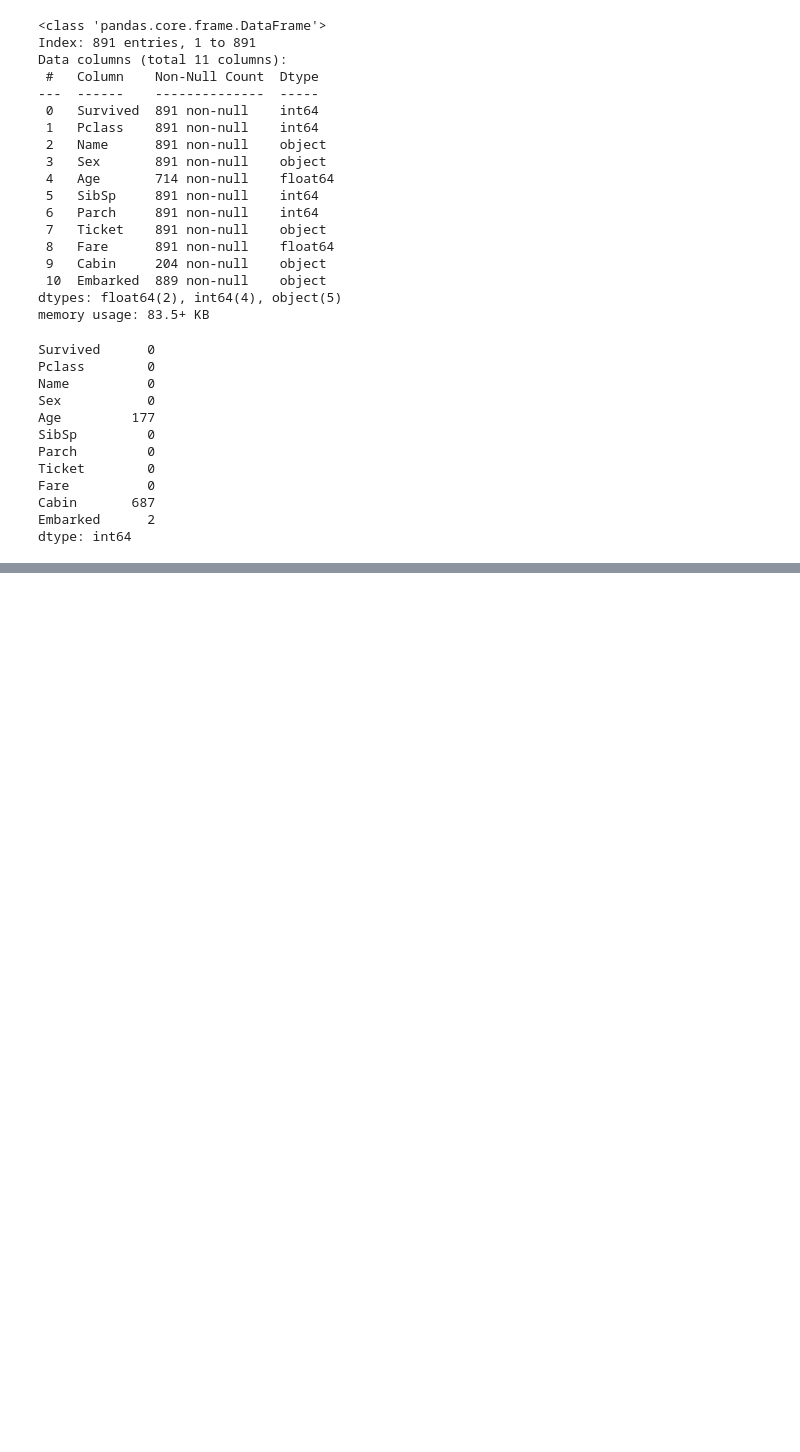
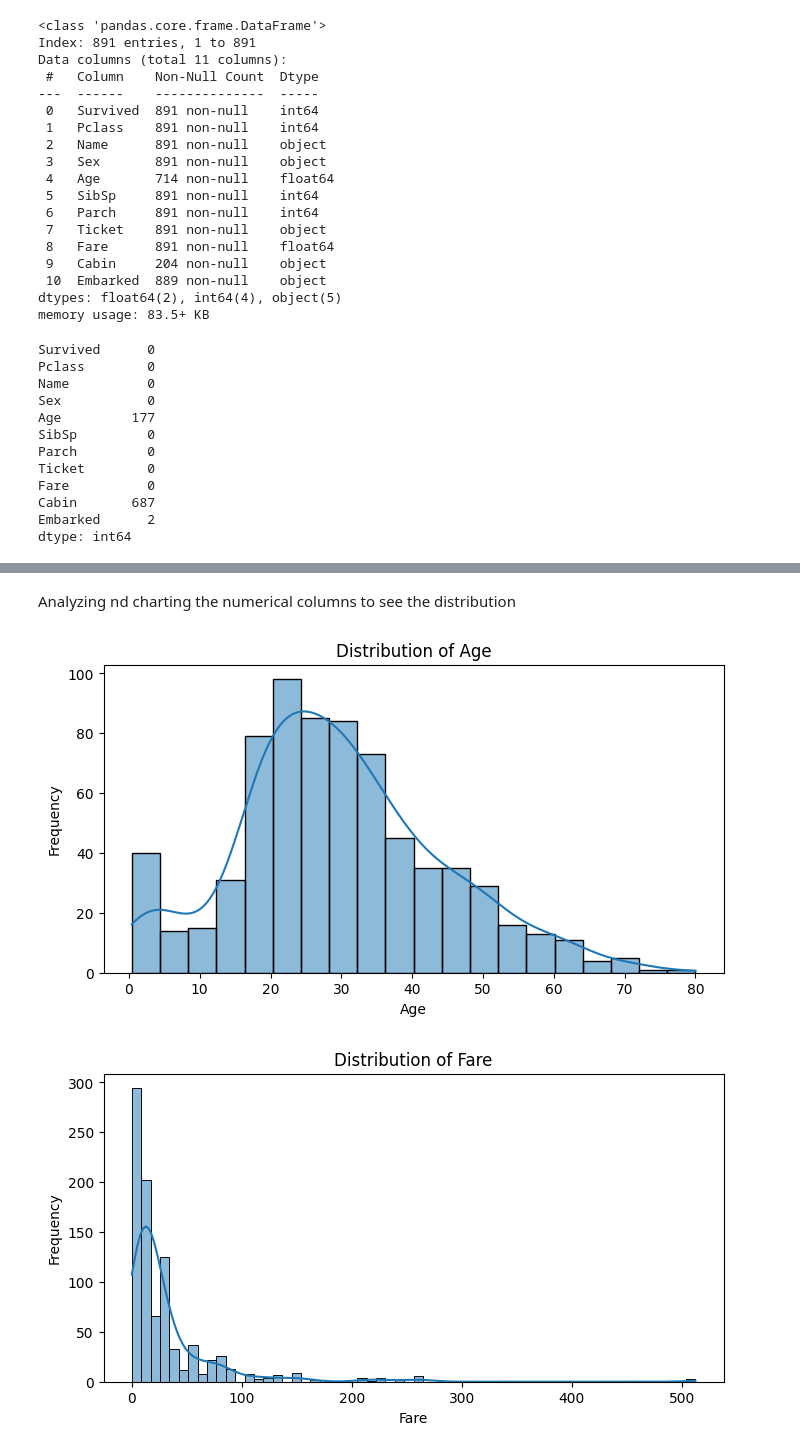
Before and after one commit to aibarC/titanic-ml-optuna, a Jupyter notebook: notebooks/01_EDA_feature_engineering.ipynb, the cells around one changed output, grey strips where cells are left out. Drawn from its saved outputs; the diff is of its cells as text; code cells hidden in the pictures; blank space fills up the shorter version.

Commit message:
feat(eda): analysis of numeric and categ columns

```diff
--- a/notebooks/01_EDA_feature_engineering.ipynb
+++ b/notebooks/01_EDA_feature_engineering.ipynb
@@ -60,6 +60,12 @@ Data columns (total 11 columns):
  10  Embarked  889 non-null    object
 dtypes: float64(2), int64(4), object(5)
 memory usage: 83.5+ KB
+# %%
+# some changes in the data types
+df['Pclass'] = df['Pclass'].astype('category')
+df['Survived'] = df['Survived'].astype('category')
+df['SibSp'] = df['SibSp'].astype('category')
+df['Parch'] = df['Parch'].astype('category')
 # %%
 df.isnull().sum()
 # %% [output]
@@ -77,0 +92,16 @@ dtype: int64
+# %%
+num_cols = df.select_dtypes(include=['int64', 'float64']).columns
+cat_cols = df.select_dtypes(include=['object']).columns
+# %% [markdown]
+Analyzing nd charting the numerical columns to see the distribution
+# %%
+for col in num_cols:
+    plt.figure(figsize=(8, 4))
+    sns.histplot(df[col].dropna(), kde=True)
+    plt.title(f'Distribution of {col}')
+    plt.xlabel(col)
+    plt.ylabel('Frequency')
+    plt.show()
+# %% [output]
+[figure, added]
+[figure, added]
```
Also changed, not shown: parts of 6 cells of this notebook.
